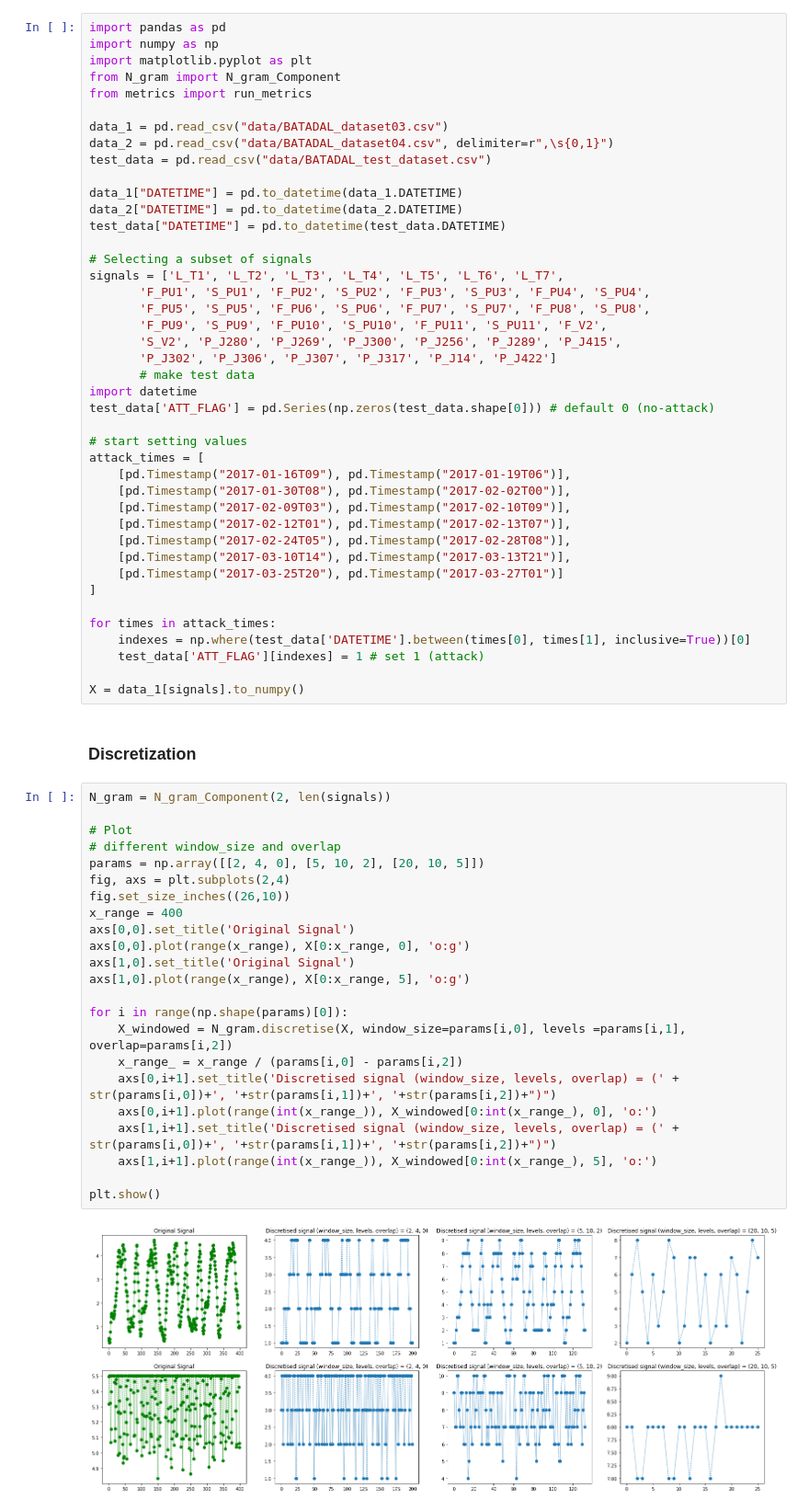
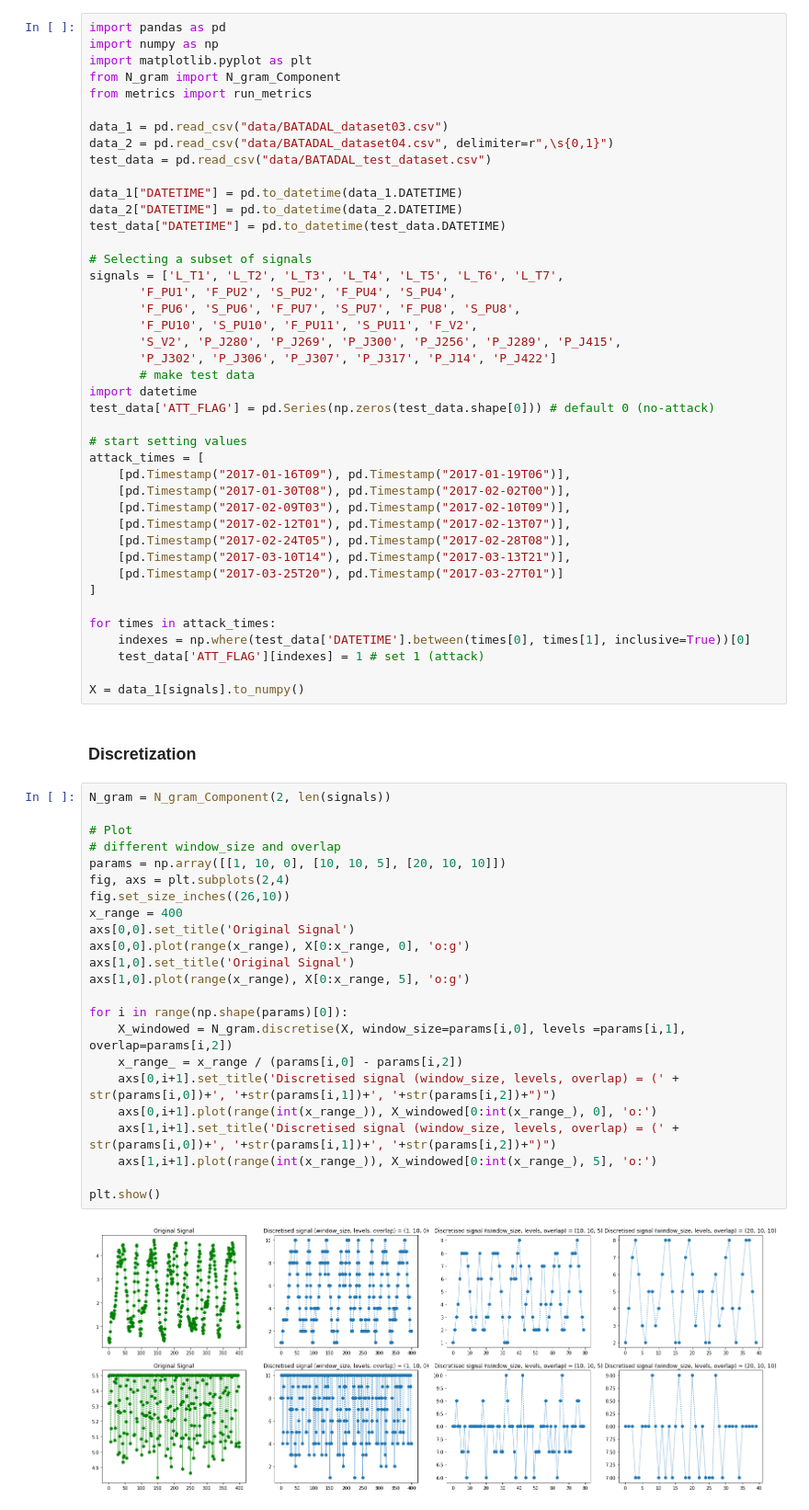
Before and after one commit to sharwinbobde/cyber-data-analytics, a Jupyter notebook: Part-2/task-5-N-gram-sharwin.ipynb, the cells around one changed output. Shown at 92% size. Cells and saved outputs as stored; diff of their text form.

```diff
--- a/Part-2/task-5-N-gram-sharwin.ipynb
+++ b/Part-2/task-5-N-gram-sharwin.ipynb
@@ -15,9 +15,9 @@ test_data["DATETIME"] = pd.to_datetime(test_data.DATETIME)
 
 # Selecting a subset of signals
 signals = ['L_T1', 'L_T2', 'L_T3', 'L_T4', 'L_T5', 'L_T6', 'L_T7',
-       'F_PU1', 'S_PU1', 'F_PU2', 'S_PU2', 'F_PU3', 'S_PU3', 'F_PU4', 'S_PU4',
-       'F_PU5', 'S_PU5', 'F_PU6', 'S_PU6', 'F_PU7', 'S_PU7', 'F_PU8', 'S_PU8',
-       'F_PU9', 'S_PU9', 'F_PU10', 'S_PU10', 'F_PU11', 'S_PU11', 'F_V2',
+       'F_PU1', 'F_PU2', 'S_PU2', 'F_PU4', 'S_PU4',
+       'F_PU6', 'S_PU6', 'F_PU7', 'S_PU7', 'F_PU8', 'S_PU8',
+       'F_PU10', 'S_PU10', 'F_PU11', 'S_PU11', 'F_V2',
        'S_V2', 'P_J280', 'P_J269', 'P_J300', 'P_J256', 'P_J289', 'P_J415',
        'P_J302', 'P_J306', 'P_J307', 'P_J317', 'P_J14', 'P_J422']
        # make test data
@@ -45,26 +45,26 @@ X = data_1[signals].to_numpy()
 # %%
 N_gram = N_gram_Component(2, len(signals))
 
 # Plot
 # different window_size and overlap
-params = np.array([[2, 4, 0], [5, 10, 2], [20, 10, 5]])
+params = np.array([[1, 10, 0], [10, 10, 5], [20, 10, 10]])
 fig, axs = plt.subplots(2,4)
 fig.set_size_inches((26,10))
 x_range = 400
 axs[0,0].set_title('Original Signal')
 axs[0,0].plot(range(x_range), X[0:x_range, 0], 'o:g')
 axs[1,0].set_title('Original Signal')
 axs[1,0].plot(range(x_range), X[0:x_range, 5], 'o:g')
 
 for i in range(np.shape(params)[0]):
     X_windowed = N_gram.discretise(X, window_size=params[i,0], levels =params[i,1],  overlap=params[i,2])
     x_range_ = x_range / (params[i,0] - params[i,2])
     axs[0,i+1].set_title('Discretised signal (window_size, levels, overlap) = (' + str(params[i,0])+', '+str(params[i,1])+', '+str(params[i,2])+")")
     axs[0,i+1].plot(range(int(x_range_)), X_windowed[0:int(x_range_), 0], 'o:')
     axs[1,i+1].set_title('Discretised signal (window_size, levels, overlap) = (' + str(params[i,0])+', '+str(params[i,1])+', '+str(params[i,2])+")")
     axs[1,i+1].plot(range(int(x_range_)), X_windowed[0:int(x_range_), 5], 'o:')
 
 plt.show()
 # %% [output]
-[figure, old version]
+[figure, new version]
 # %% [markdown]
```
Also changed, not shown: parts of 10 cells of this notebook, 5 other files.
